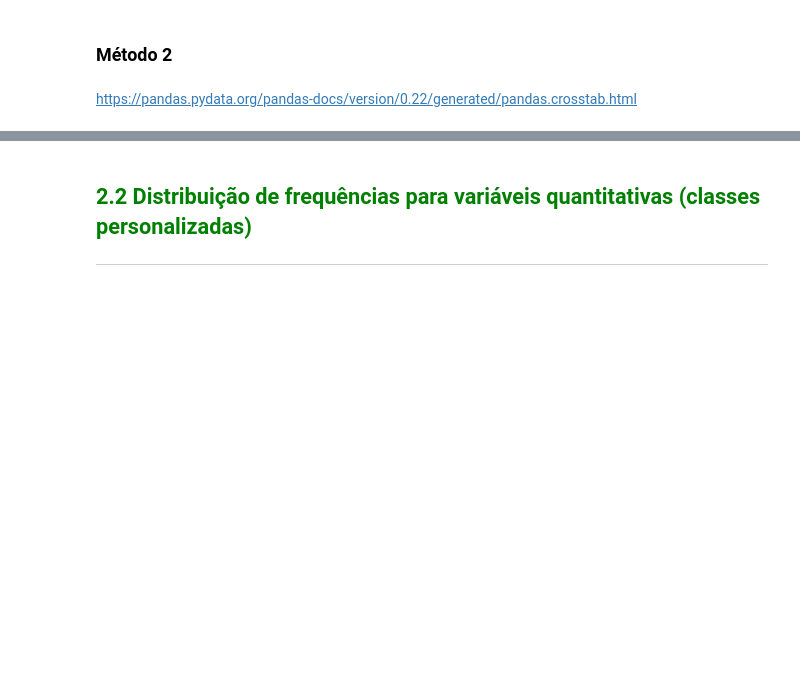
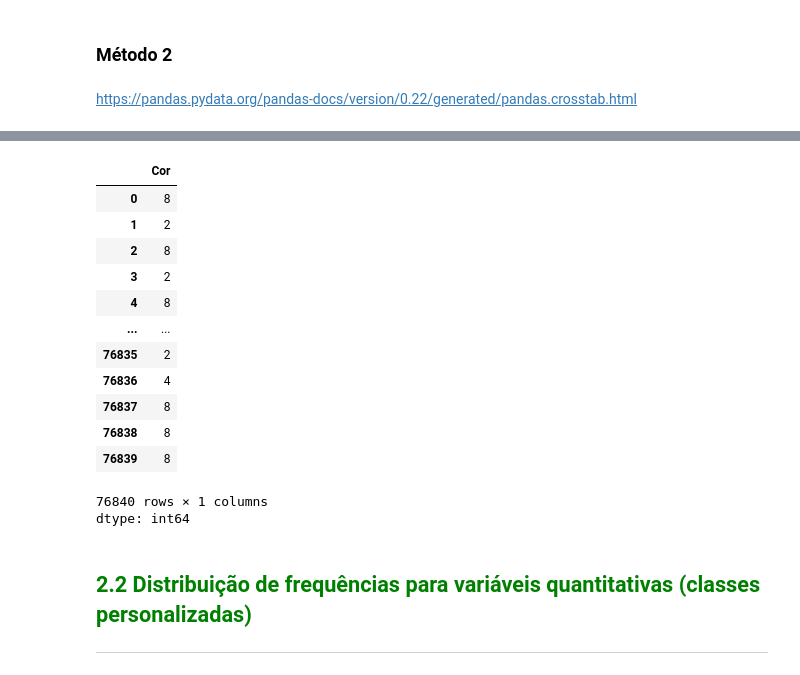
Before and after one commit to carlosclaudinolima/estatistica-python, a Jupyter notebook: frequencias_e_medidas/Curso_de_Estatística_Parte_1.ipynb, the cells around one changed output, grey strips where cells are left out. Cells and saved outputs as stored; diff of their text form; code cells hidden in the pictures; blank space fills up the shorter version.

```diff
--- a/frequencias_e_medidas/Curso_de_Estatística_Parte_1.ipynb
+++ b/frequencias_e_medidas/Curso_de_Estatística_Parte_1.ipynb
@@ -287,3 +296,20 @@ cor = {0: 'Indígena',
+# %%
+dados['Cor']
+# %% [output]
+|  | Cor |
+| 0 | 8 |
+| 1 | 2 |
+| 2 | 8 |
+| 3 | 2 |
+| 4 | 8 |
+| ... | ... |
+| 76835 | 2 |
+| 76836 | 4 |
+| 76837 | 8 |
+| 76838 | 8 |
+| 76839 | 8 |
+76840 rows × 1 columns
+dtype: int64
 # %% [markdown]
 ## <font color=green>2.2 Distribuição de frequências para variáveis quantitativas (classes personalizadas)</font>
 ***
```
Also changed, not shown: parts of 1 cell of this notebook.
